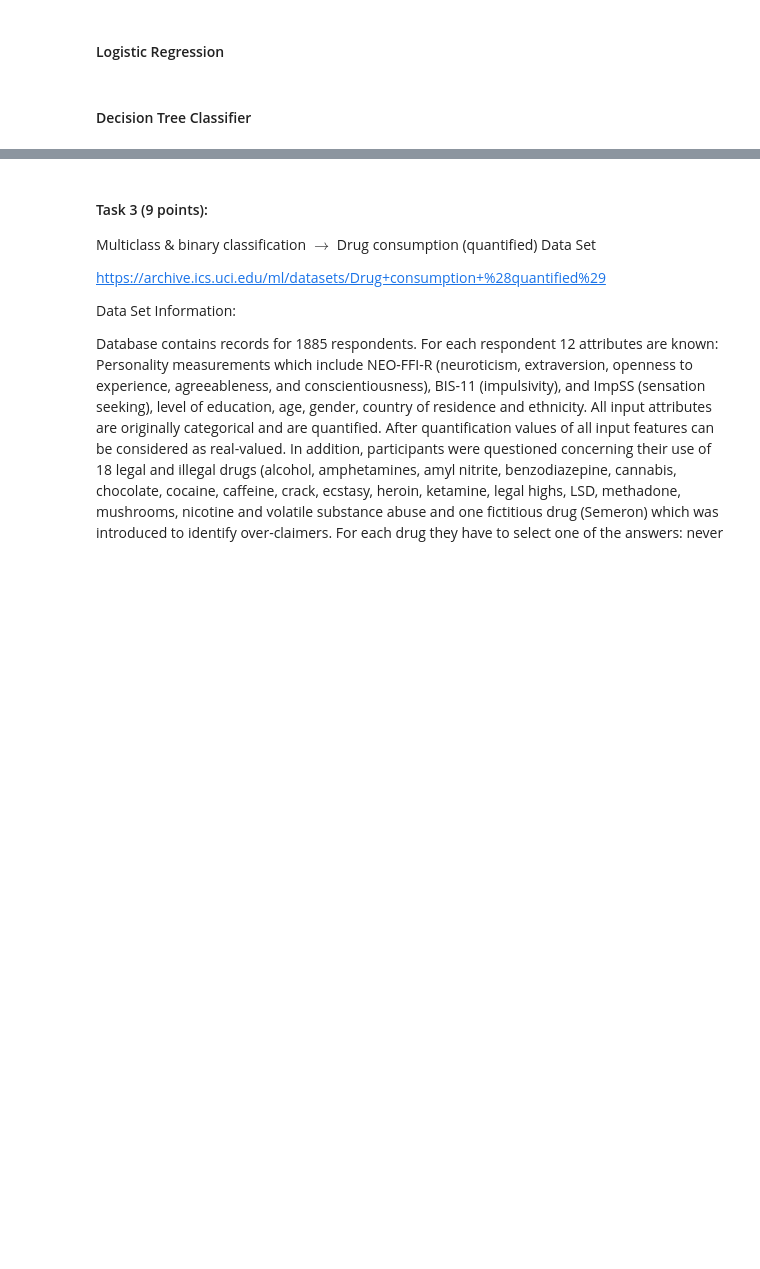
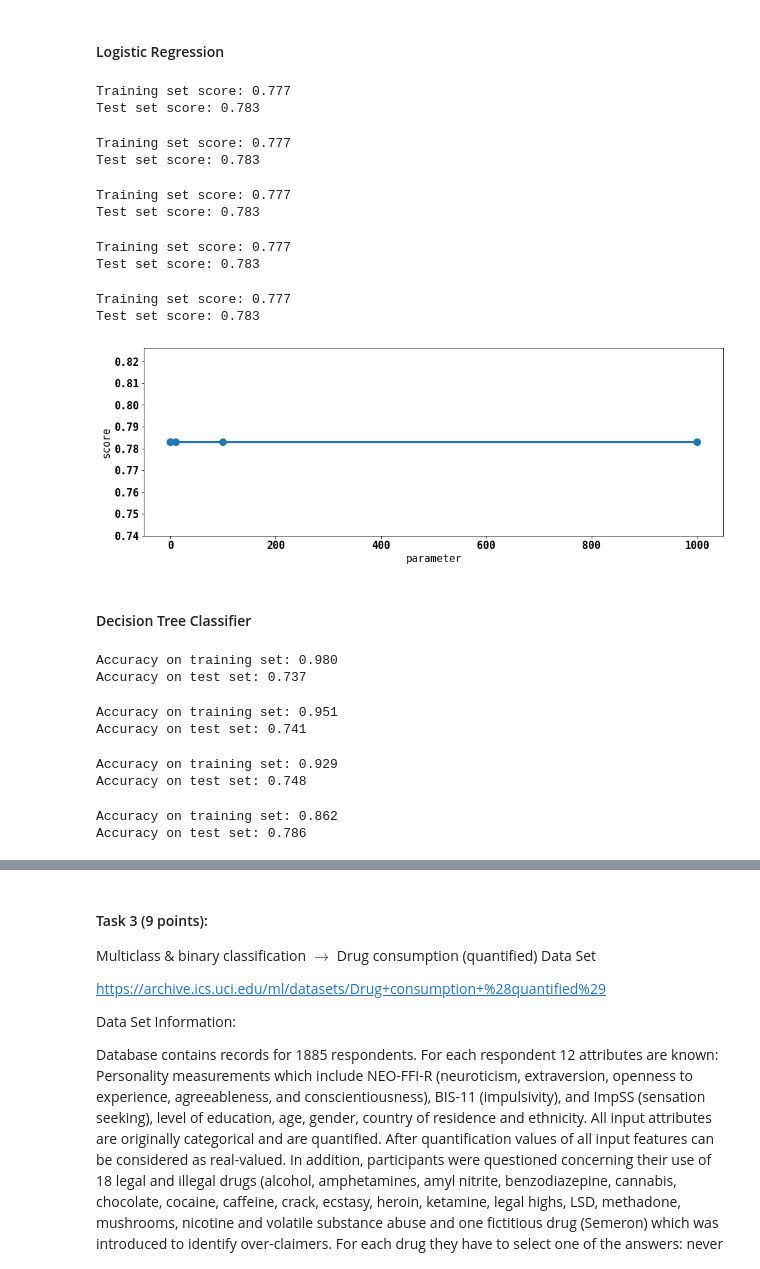
Before and after one commit to alintu/Assignments, a Jupyter notebook: Assignment_1.ipynb, the cells around one changed output, grey strips where cells are left out. Saved outputs shown, nothing was run; the diff lists cells and outputs as text; code cells hidden in the pictures; blank space fills up the shorter version.

```diff
--- a/Assignment_1.ipynb
+++ b/Assignment_1.ipynb
@@ -361,5 +378,81 @@ Accuracy on test set: 0.732
 #### Regression with different parameters
 # %% [markdown]
 #### Logistic Regression
+# %%
+logreg001 = LogisticRegression(C=0.01, max_iter=1000).fit(X_train, y_train)
+print("Training set score: {:.3f}".format(logreg001.score(X_train, y_train)))
+print("Test set score: {:.3f}".format(logreg001.score(X_test, y_test)))
+# %% [output]
+Training set score: 0.777
+Test set score: 0.783
+# %%
+logreg01 = LogisticRegression(C=0.1, max_iter=1000).fit(X_train, y_train)
+print("Training set score: {:.3f}".format(logreg01.score(X_train, y_train)))
+print("Test set score: {:.3f}".format(logreg01.score(X_test, y_test)))
+# %% [output]
+Training set score: 0.777
+Test set score: 0.783
+# %%
+logreg10 = LogisticRegression(C=10, max_iter=1000).fit(X_train, y_train)
+print("Training set score: {:.3f}".format(logreg01.score(X_train, y_train)))
+print("Test set score: {:.3f}".format(logreg01.score(X_test, y_test)))
+# %% [output]
+Training set score: 0.777
+Test set score: 0.783
+# %%
+logreg100 = LogisticRegression(C=100, max_iter=1000).fit(X_train, y_train)
+print("Training set score: {:.3f}".format(logreg01.score(X_train, y_train)))
+print("Test set score: {:.3f}".format(logreg01.score(X_test, y_test)))
+# %% [output]
+Training set score: 0.777
+Test set score: 0.783
+# %%
+logreg1000 = LogisticRegression(C=1000, max_iter=1000).fit(X_train, y_train)
+print("Training set score: {:.3f}".format(logreg01.score(X_train, y_train)))
+print("Test set score: {:.3f}".format(logreg01.score(X_test, y_test)))
+# %% [output]
+Training set score: 0.777
+Test set score: 0.783
+# %%
+parameter = np.array([0.01, 0.1, 10, 100, 1000])
+score = np.array([logreg001.score(X_test, y_test),
+                  logreg01.score(X_test, y_test),
+                  logreg10.score(X_test, y_test),
+                  logreg100.score(X_test, y_test),
+                  logreg1000.score(X_test, y_test)])
+plt.xlabel("parameter")
+plt.ylabel("score")
+plt.plot(parameter, score, linestyle = '-', marker = 'o')
+plt.show()
+# %% [output]
+[figure, added]
 # %% [markdown]
 #### Decision Tree Classifier
+# %%
+tree4 = DecisionTreeClassifier(min_samples_split=4).fit(X_train, y_train)
+print("Accuracy on training set: {:.3f}".format(tree4.score(X_train, y_train)))
+print("Accuracy on test set: {:.3f}".format(tree4.score(X_test, y_test)))
+# %% [output]
+Accuracy on training set: 0.980
+Accuracy on test set: 0.737
+# %%
+tree8 = DecisionTreeClassifier(min_samples_split=8).fit(X_train, y_train)
+print("Accuracy on training set: {:.3f}".format(tree8.score(X_train, y_train)))
+print("Accuracy on test set: {:.3f}".format(tree8.score(X_test, y_test)))
+# %% [output]
+Accuracy on training set: 0.951
+Accuracy on test set: 0.741
+# %%
+tree12 = DecisionTreeClassifier(min_samples_split=12).fit(X_train, y_train)
+print("Accuracy on training set: {:.3f}".format(tree12.score(X_train, y_train)))
+print("Accuracy on test set: {:.3f}".format(tree12.score(X_test, y_test)))
+# %% [output]
+Accuracy on training set: 0.929
+Accuracy on test set: 0.748
+# %%
+tree50 = DecisionTreeClassifier(min_samples_split=50).fit(X_train, y_train)
+print("Accuracy on training set: {:.3f}".format(tree50.score(X_train, y_train)))
+print("Accuracy on test set: {:.3f}".format(tree50.score(X_test, y_test)))
+# %% [output]
+Accuracy on training set: 0.862
+Accuracy on test set: 0.786
```
Also changed, not shown: parts of 12 cells of this notebook, 1 other file.
